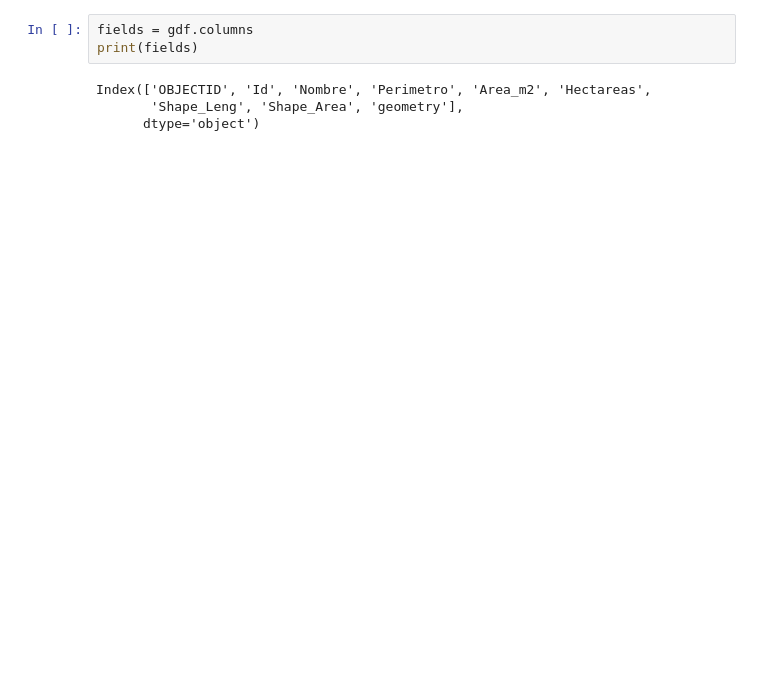
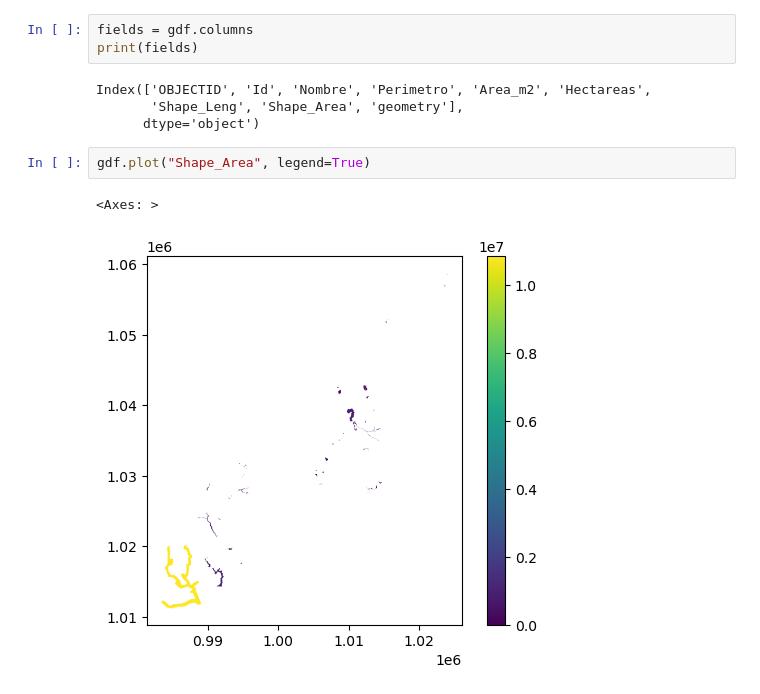
Before and after one commit to ed1122/JupyterGit, a Jupyter notebook: GISnotebook.ipynb, the cells around one changed output. Drawn from its saved outputs; the diff is of its cells as text; blank space fills up the shorter version.

```diff
--- a/GISnotebook.ipynb
+++ b/GISnotebook.ipynb
@@ -20,3 +20,8 @@ print(fields)
 Index(['OBJECTID', 'Id', 'Nombre', 'Perimetro', 'Area_m2', 'Hectareas',
        'Shape_Leng', 'Shape_Area', 'geometry'],
       dtype='object')
+# %%
+gdf.plot("Shape_Area", legend=True)
+# %% [output]
+<Axes: >
+[figure, added]
```
